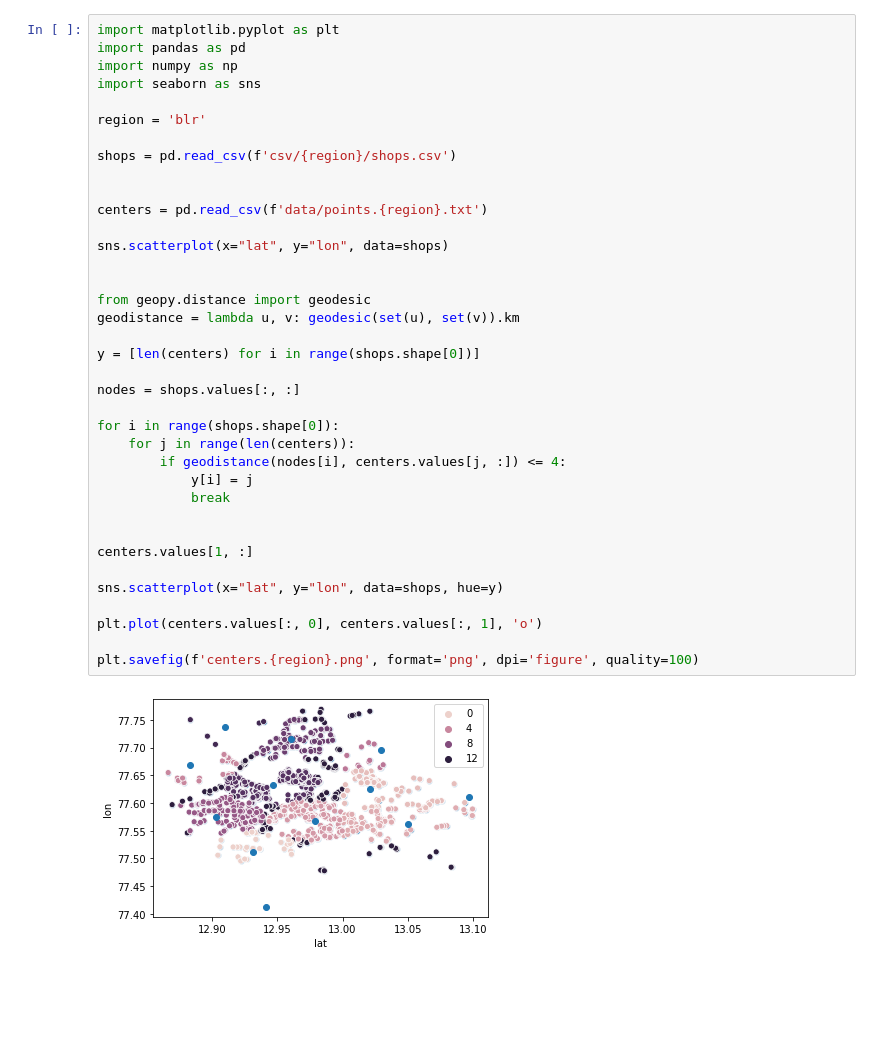
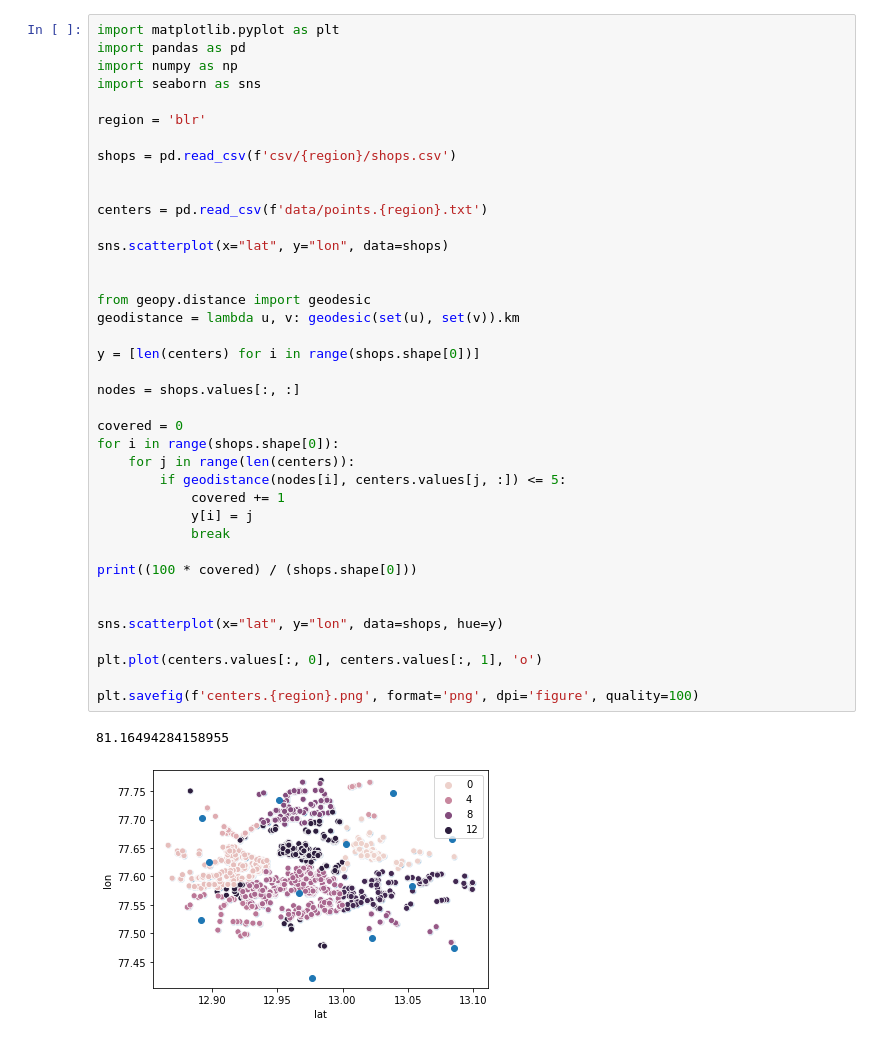
Before and after one commit to 0xgirish/darwin, a Jupyter notebook: draw.ipynb, the cells around one changed output. Saved outputs shown, nothing was run; the diff lists cells and outputs as text; blank space fills up the shorter version.

```diff
--- a/draw.ipynb
+++ b/draw.ipynb
@@ -7,33 +7,36 @@ import seaborn as sns
 region = 'blr'
 
 shops = pd.read_csv(f'csv/{region}/shops.csv')
 
 
 centers = pd.read_csv(f'data/points.{region}.txt')
 
 sns.scatterplot(x="lat", y="lon", data=shops)
 
 
 from geopy.distance import geodesic
 geodistance = lambda u, v: geodesic(set(u), set(v)).km
 
 y = [len(centers) for i in range(shops.shape[0])]
 
 nodes = shops.values[:, :]
 
+covered = 0
 for i in range(shops.shape[0]):
     for j in range(len(centers)):
-        if geodistance(nodes[i], centers.values[j, :]) <= 4:
+        if geodistance(nodes[i], centers.values[j, :]) <= 5:
+            covered += 1
             y[i] = j
             break
 
+print((100 * covered) / (shops.shape[0]))
 
-centers.values[1, :]
 
 sns.scatterplot(x="lat", y="lon", data=shops, hue=y)
 
 plt.plot(centers.values[:, 0], centers.values[:, 1], 'o')
 
 plt.savefig(f'centers.{region}.png', format='png', dpi='figure', quality=100)
 # %% [output]
+81.16494284158955
-[figure, old version]
+[figure, new version]
```
Also changed, not shown: 2 other files.
